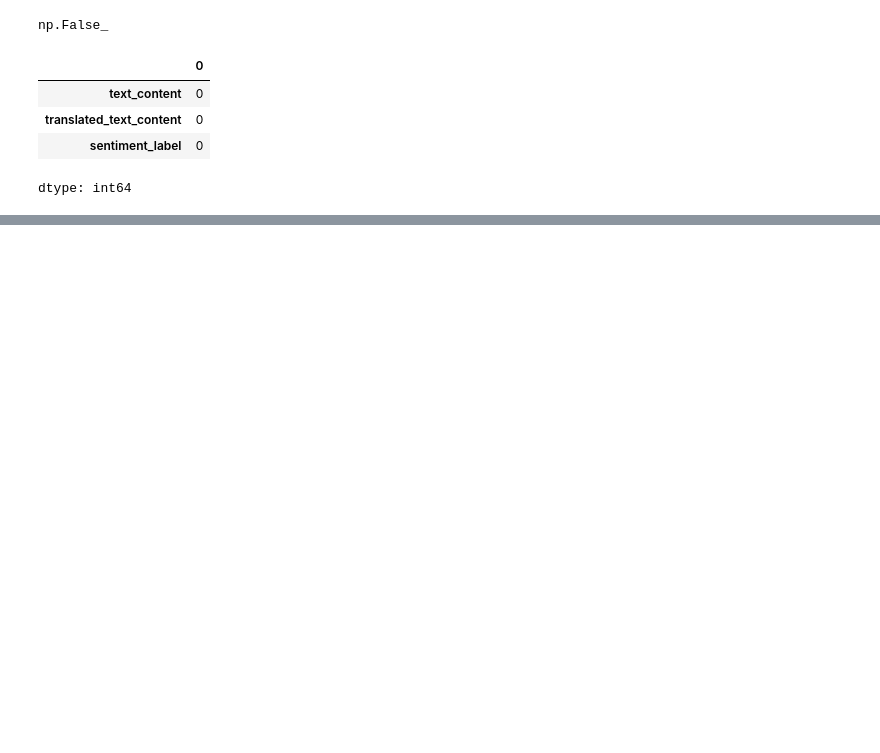
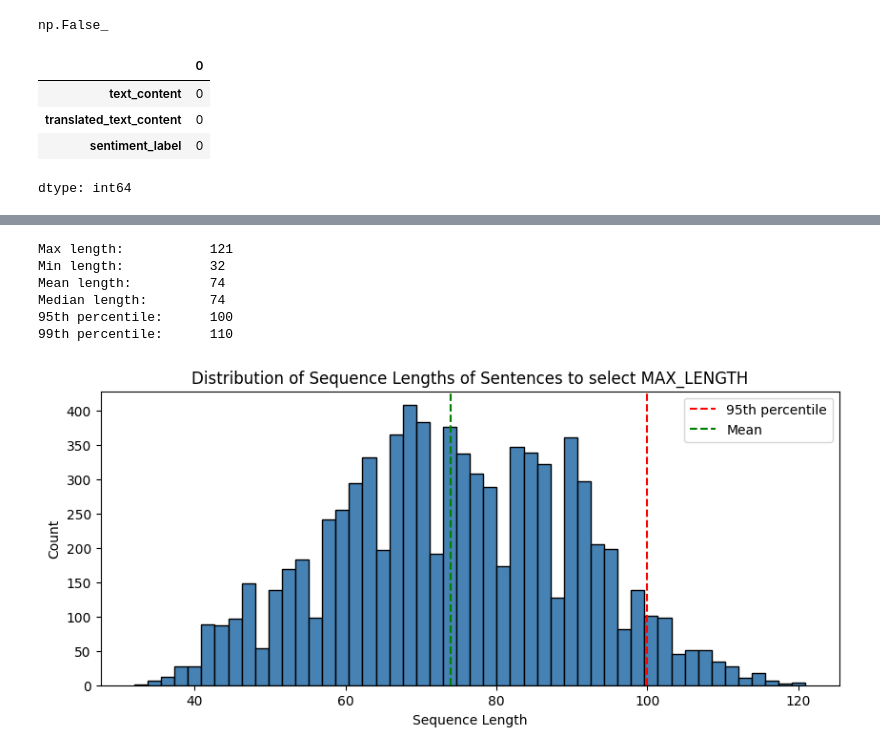
Before and after one commit to AhmedNihat/social-media-sentiment-analysis, a Jupyter notebook: Models/dl_models/BiLSTM_on_BanglaSentiment.ipynb, the cells around one changed output, grey strips where cells are left out. Saved outputs shown, nothing was run; the diff lists cells and outputs as text; code cells hidden in the pictures; blank space fills up the shorter version.

```diff
--- a/Models/dl_models/BiLSTM_on_BanglaSentiment.ipynb
+++ b/Models/dl_models/BiLSTM_on_BanglaSentiment.ipynb
@@ -107,7 +89,4 @@ def preprocess_bangla_keep_full(text):
 # %%
-import unicodedata
-
-df['clean_text'] = df['translated_text_content'].apply(preprocess_bangla_keep_full)
 pd.set_option('display.max_colwidth', None)
-print(df[['translated_text_content', 'clean_text']].head().to_string(index=False))
+print(df[['translated_text_content', 'clean_text']].head())
 # %% [output]
@@ -127,16 +106,16 @@ df.head(3)
 # %%
 from sklearn.model_selection import train_test_split
 
-X = df['clean_text']
+x = df['clean_text']
 y = df['sentiment_label']
 
-X_train, X_test, y_train, y_test = train_test_split(
-    X, y,
-    test_size=0.2,
-    random_state=42,
-    stratify=y
-)
 
-print("Train size:", X_train.shape[0])
-print("Test size:", X_test.shape[0])
+x_train_full, x_test, y_train_full, y_test = train_test_split(x, y, test_size=0.2, random_state=42, stratify=y)
+
+x_train, x_valid, y_train, y_valid = train_test_split(x_train_full, y_train_full, test_size=0.15, random_state=42,  stratify=y_train_full)
+
+
+print(f"Training set size: {len(x_train)}")
+print(f"Validation set size: {len(x_valid)}")
+print(f"Testing set size: {len(x_test)}")
 # %% [output]
@@ -313,0 +159,31 @@ Restoring model weights from the end of the best epoch: 5.
+# %%
+# Sequence length
+lengths = [len(seq) for seq in x_train]
+
+print("Max length:          ", max(lengths))
+print("Min length:          ", min(lengths))
+print("Mean length:         ", int(np.mean(lengths)))
+print("Median length:       ", int(np.median(lengths)))
+print("95th percentile:     ", int(np.percentile(lengths, 95)))
+print("99th percentile:     ", int(np.percentile(lengths, 99)))
+# %% [output]
+Max length:           121
+Min length:           32
+Mean length:          74
+Median length:        74
+95th percentile:      100
+99th percentile:      110
+# %%
+plt.figure(figsize=(10, 4))
+plt.hist(lengths, bins=50, color='steelblue', edgecolor='black')
+plt.axvline(int(np.percentile(lengths, 95)), color='red',
+            linestyle='--', label='95th percentile')
+plt.axvline(int(np.mean(lengths)), color='green',
+            linestyle='--', label='Mean')
+plt.xlabel("Sequence Length")
+plt.ylabel("Count")
+plt.title("Distribution of Sequence Lengths of Sentences to select MAX_LENGTH")
+plt.legend()
+plt.show()
+# %% [output]
+[figure, added]
```
Also changed, not shown: parts of 30 cells of this notebook.
